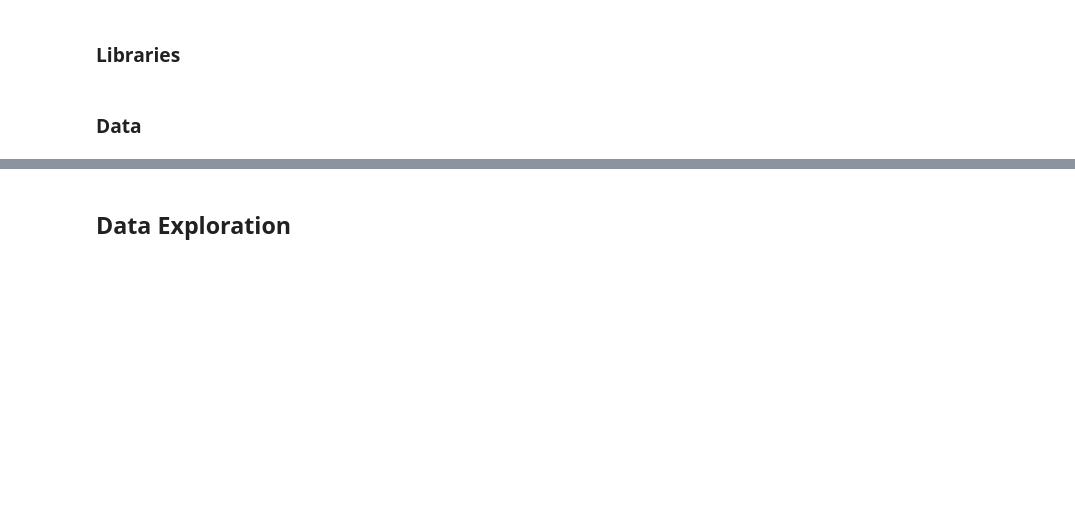
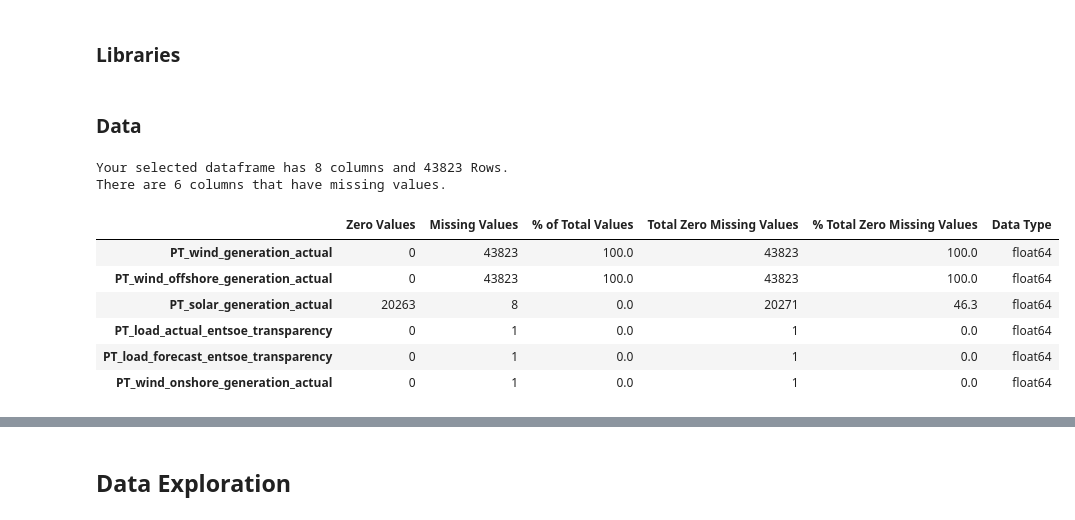
Before and after one commit to TuskenRaiderrJCS/DLNN_Group_Project, a Jupyter notebook: DLNN.ipynb, the cells around one changed output, grey strips where cells are left out. Drawn from its saved outputs; the diff is of its cells as text; code cells hidden in the pictures; blank space fills up the shorter version.

```diff
--- a/DLNN.ipynb
+++ b/DLNN.ipynb
@@ -32,0 +41,31 @@ from kerastuner.engine.hyperparameters import HyperParameters
+# %%
+def missing_zero_values_table(df):
+        zero_val = (df == 0.00).astype(int).sum(axis=0)
+        mis_val = df.isnull().sum()
+        mis_val_percent = 100 * df.isnull().sum() / len(df)
+        mz_table = pd.concat([zero_val, mis_val, mis_val_percent], axis=1)
+        mz_table = mz_table.rename(
+        columns = {0 : 'Zero Values', 1 : 'Missing Values', 2 : '% of Total Values'})
+        mz_table['Total Zero Missing Values'] = mz_table['Zero Values'] + mz_table['Missing Values']
+        mz_table['% Total Zero Missing Values'] = 100 * mz_table['Total Zero Missing Values'] / len(df)
+        mz_table['Data Type'] = df.dtypes
+        mz_table = mz_table[
+            mz_table.iloc[:,1] != 0].sort_values(
+        '% of Total Values', ascending=False).round(1)
+        print ("Your selected dataframe has " + str(df.shape[1]) + " columns and " + str(df.shape[0]) + " Rows.\n"
+            "There are " + str(mz_table.shape[0]) +
+              " columns that have missing values.")
+#         mz_table.to_excel('D:/sampledata/missing_and_zero_values.xlsx', freeze_panes=(1,0), index = False)
+        return mz_table
+# %%
+missing_zero_values_table(worksheet_EnergyConsumption)
+# %% [output]
+Your selected dataframe has 8 columns and 43823 Rows.
+There are 6 columns that have missing values.
+|  | Zero Values | Missing Values | % of Total Values | Total Zero Missing Values | % Total Zero Missing Values | Data Type |
+| PT_wind_generation_actual | 0 | 43823 | 100.0 | 43823 | 100.0 | float64 |
+| PT_wind_offshore_generation_actual | 0 | 43823 | 100.0 | 43823 | 100.0 | float64 |
+| PT_solar_generation_actual | 20263 | 8 | 0.0 | 20271 | 46.3 | float64 |
+| PT_load_actual_entsoe_transparency | 0 | 1 | 0.0 | 1 | 0.0 | float64 |
+| PT_load_forecast_entsoe_transparency | 0 | 1 | 0.0 | 1 | 0.0 | float64 |
+| PT_wind_onshore_generation_actual | 0 | 1 | 0.0 | 1 | 0.0 | float64 |
```
Also changed, not shown: parts of 10 cells of this notebook.
